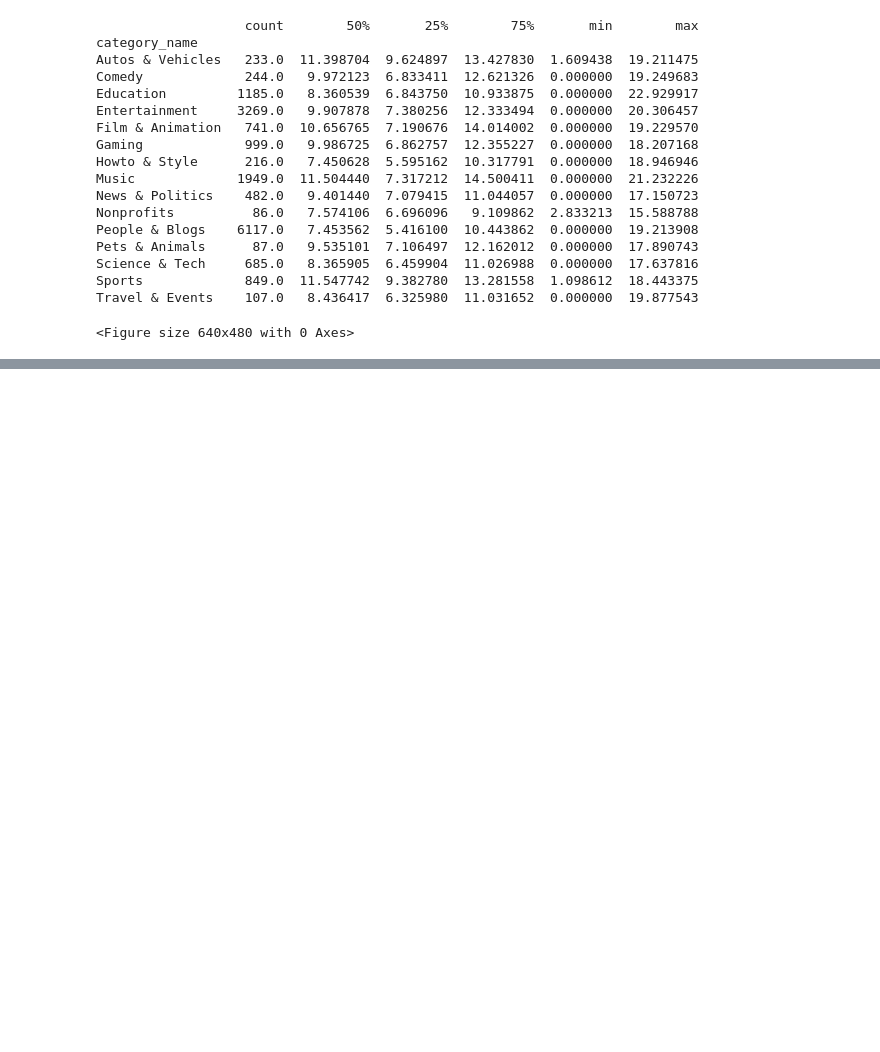
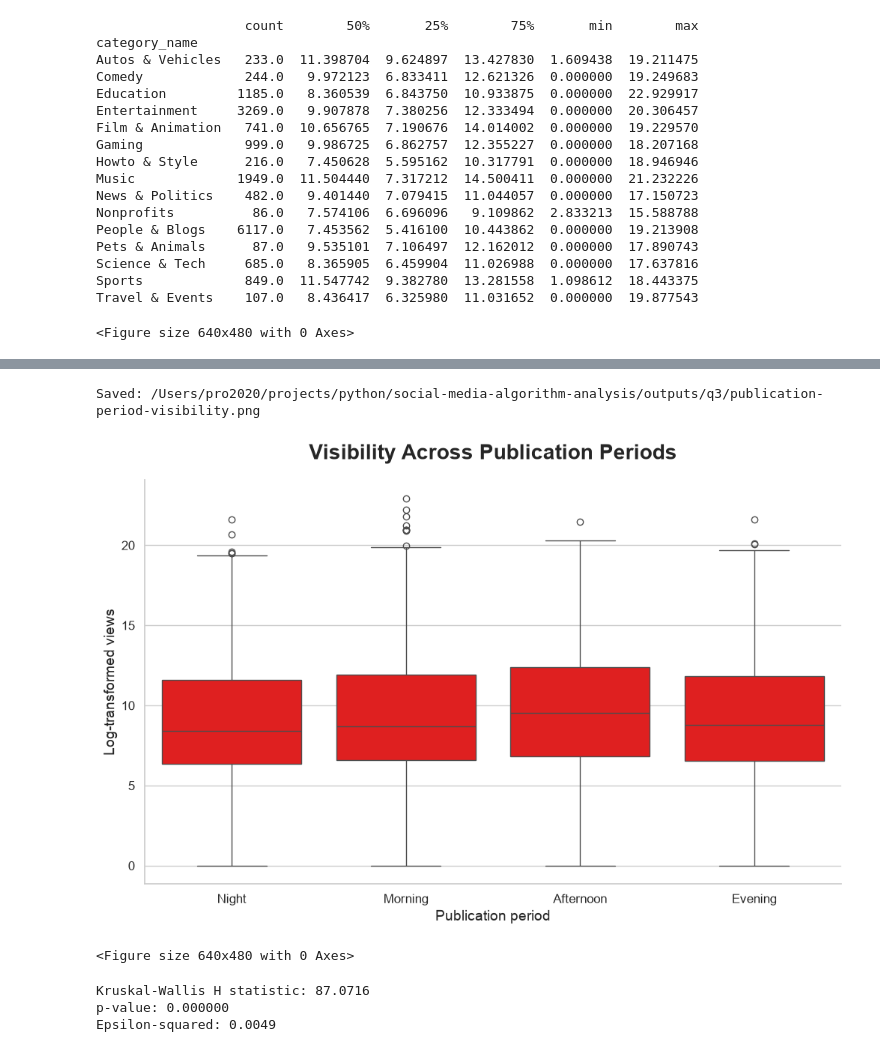
Before and after one commit to patinnojoe/algorithm-economy, a Jupyter notebook: notebook/q3-content-characteristic-and-engagement.ipynb, the cells around one changed output, grey strips where cells are left out. Cells and saved outputs as stored; diff of their text form; code cells hidden in the pictures; blank space fills up the shorter version.

```diff
--- a/notebook/q3-content-characteristic-and-engagement.ipynb
+++ b/notebook/q3-content-characteristic-and-engagement.ipynb
@@ -330,0 +344,56 @@ Name: count, dtype: int64
+# %%
+fig, ax = create_figure()
+
+sns.boxplot(
+    data=df,
+    x="publication_period",
+    y="log_views",
+    order=["Night", "Morning", "Afternoon", "Evening"],
+    color=YOUTUBE_RED,
+    ax=ax
+)
+
+style_plot(
+    ax=ax,
+    xlabel="Publication period",
+    ylabel="Log-transformed views",
+    title="Visibility Across Publication Periods"
+)
+
+save_figure(
+    fig=fig,
+    filename="q3/publication-period-visibility.png"
+)
+
+plt.show()
+plt.clf()
+# %% [output]
+Saved: /Users/pro2020/projects/python/social-media-algorithm-analysis/outputs/q3/publication-period-visibility.png
+[figure, added]
+<Figure size 640x480 with 0 Axes>
+# %%
+# test of significance
+from scipy.stats import kruskal
+
+groups = [
+    group["log_views"].dropna()
+    for _, group in df.groupby("publication_period")
+]
+
+statistic, p_value = kruskal(*groups)
+
+print(f"Kruskal-Wallis H statistic: {statistic:.4f}")
+print(f"p-value: {p_value:.6f}")
+
+
+# epsilon square
+n = len(df)
+k = df["publication_period"].nunique()
+
+epsilon_squared = (statistic - k + 1) / (n - k)
+
+print(f"Epsilon-squared: {epsilon_squared:.4f}")
+# %% [output]
+Kruskal-Wallis H statistic: 87.0716
+p-value: 0.000000
+Epsilon-squared: 0.0049
```
Also changed, not shown: parts of 15 cells of this notebook, 9 other files.
